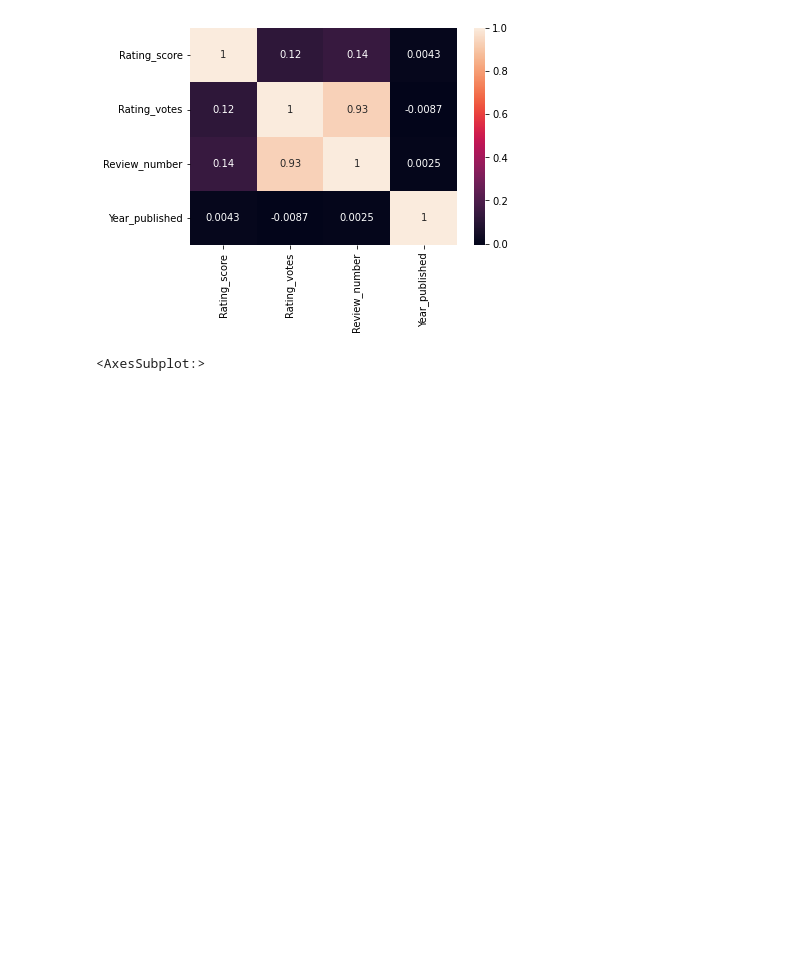
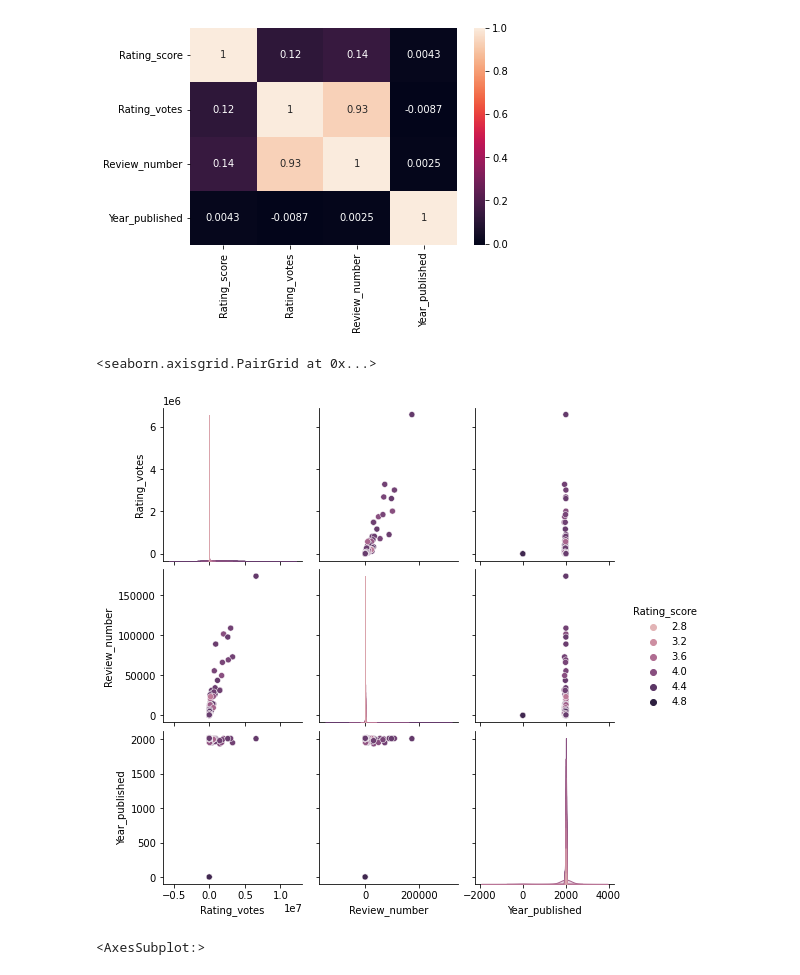
Before and after one commit to Factoria-F5-AI-Bootcamp-1-Edicion/cyberpunk_dataset, a Jupyter notebook: Plantilla.ipynb, the cells around one changed output. Saved outputs shown, nothing was run; the diff lists cells and outputs as text; code cells hidden in the pictures; blank space fills up the shorter version.

```diff
--- a/Plantilla.ipynb
+++ b/Plantilla.ipynb
@@ -154,6 +170,11 @@ sns.heatmap(datos.corr(), annot=True)
 # %% [output]
 <AxesSubplot:>
 [figure]
+# %%
+sns.pairplot(hue='Rating_score', data=datos)
+# %% [output]
+<seaborn.axisgrid.PairGrid at 0x...>
+[figure, added]
 # %%
 mask = np.triu(np.ones_like(datos.corr(), dtype=bool))
 f, ax = plt.subplots(figsize=(11, 9))
```
Also changed, not shown: parts of 3 cells of this notebook.
